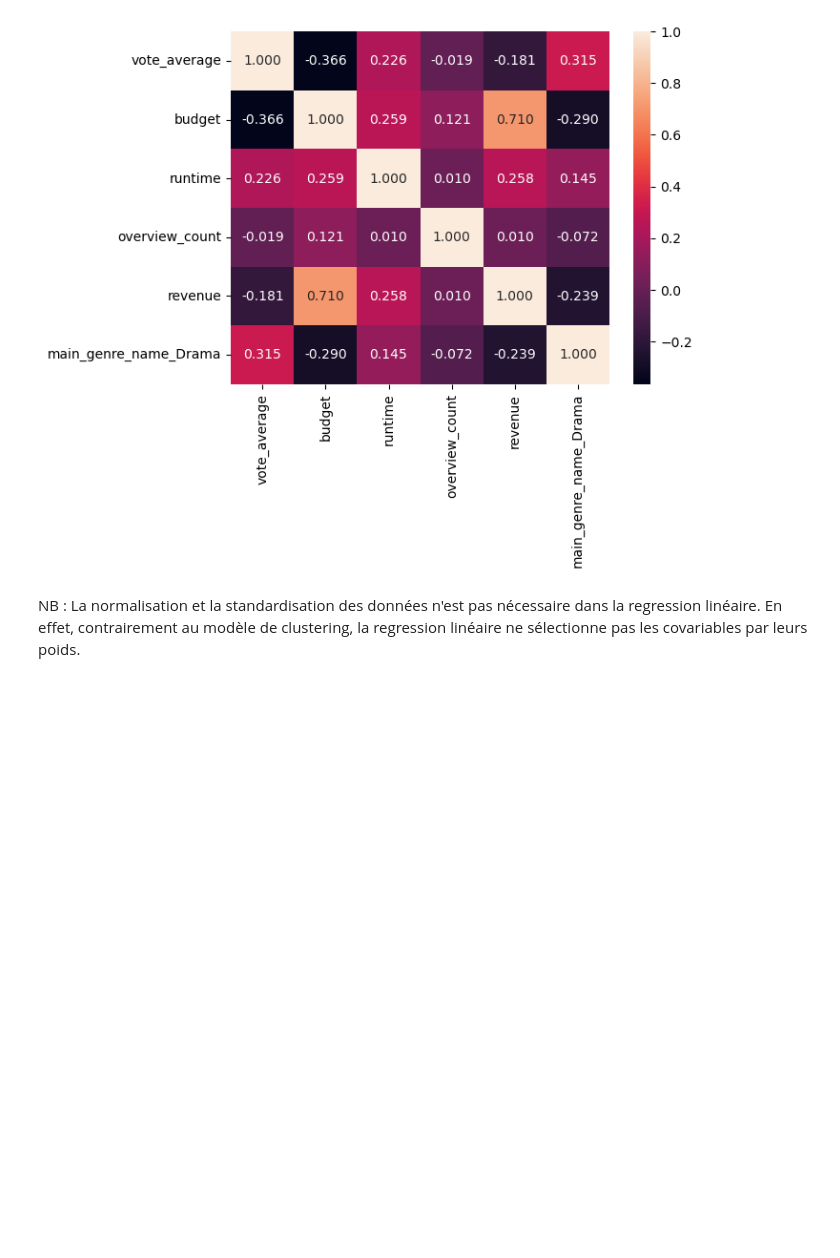
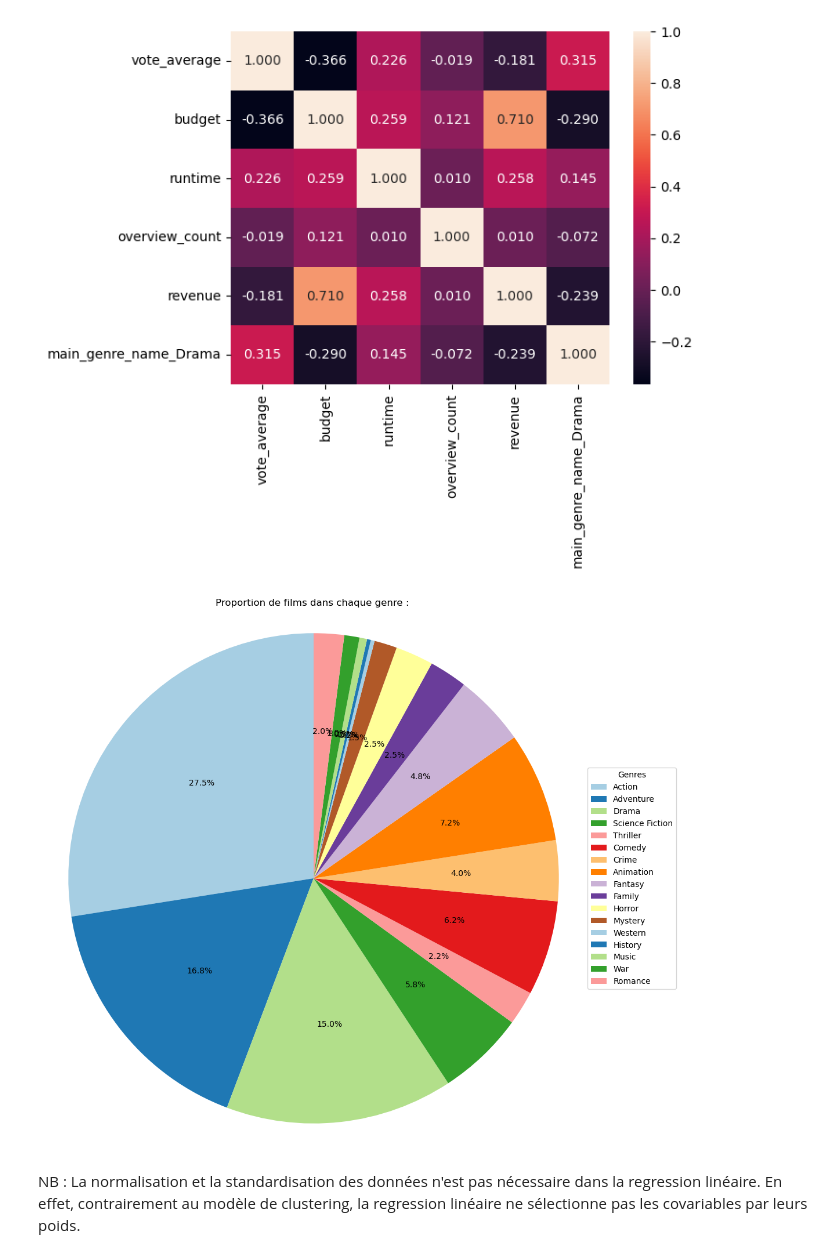
Before and after one commit to gillesfevry/MiseEnProd, a Jupyter notebook: analyse.descriptive.ipynb, the cells around one changed output. Cells and saved outputs as stored; diff of their text form; code cells hidden in the pictures; blank space fills up the shorter version.

```diff
--- a/analyse.descriptive.ipynb
+++ b/analyse.descriptive.ipynb
@@ -156,3 +158,28 @@ plt.show()
+# %%
+genre_columns = [
+    'main_genre_name_Action', 'main_genre_name_Adventure',
+    'main_genre_name_Drama', 'main_genre_name_Science Fiction',
+    'main_genre_name_Thriller', 'main_genre_name_Comedy',
+    'main_genre_name_Crime', 'main_genre_name_Animation',
+    'main_genre_name_Fantasy', 'main_genre_name_Family',
+    'main_genre_name_Horror', 'main_genre_name_Mystery',
+    'main_genre_name_Western', 'main_genre_name_History',
+    'main_genre_name_Music', 'main_genre_name_War',
+    'main_genre_name_Romance'
+]
+
+genre_counts = df1[genre_columns].sum()
+genre_proportions = genre_counts / genre_counts.sum()
+genre_labels = [genre.split("main_genre_name_")[1] for genre in genre_proportions.index]
+plt.figure(figsize=(12,12))
+wedges, texts, autotexts = plt.pie(genre_proportions, autopct='%1.1f%%', startangle=90, colors=plt.cm.Paired.colors)
+
+plt.legend(wedges, genre_labels, title="Genres", loc="center left", bbox_to_anchor=(1, 0, 0.5, 1))
+plt.title('Proportion de films dans chaque genre : ')
+plt.axis('equal')
+plt.show()
+# %% [output]
+[figure, added]
 # %% [markdown]
 NB : La normalisation et la standardisation des données n'est pas nécessaire dans la regression linéaire. En effet, contrairement au modèle de clustering, la regression linéaire ne sélectionne pas les covariables par leurs poids.
 # %% [markdown]
```
Also changed, not shown: parts of 2 cells of this notebook.
